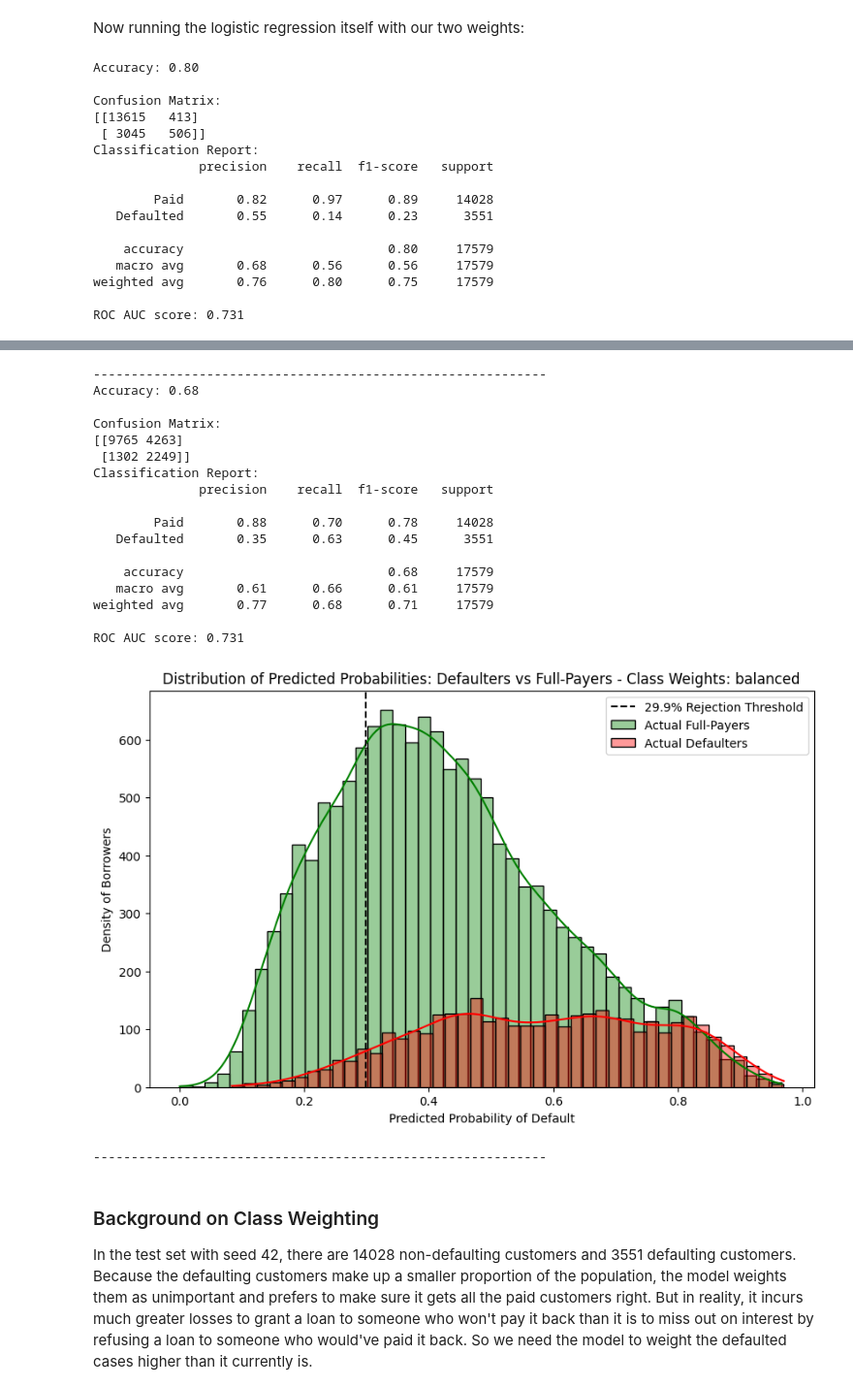
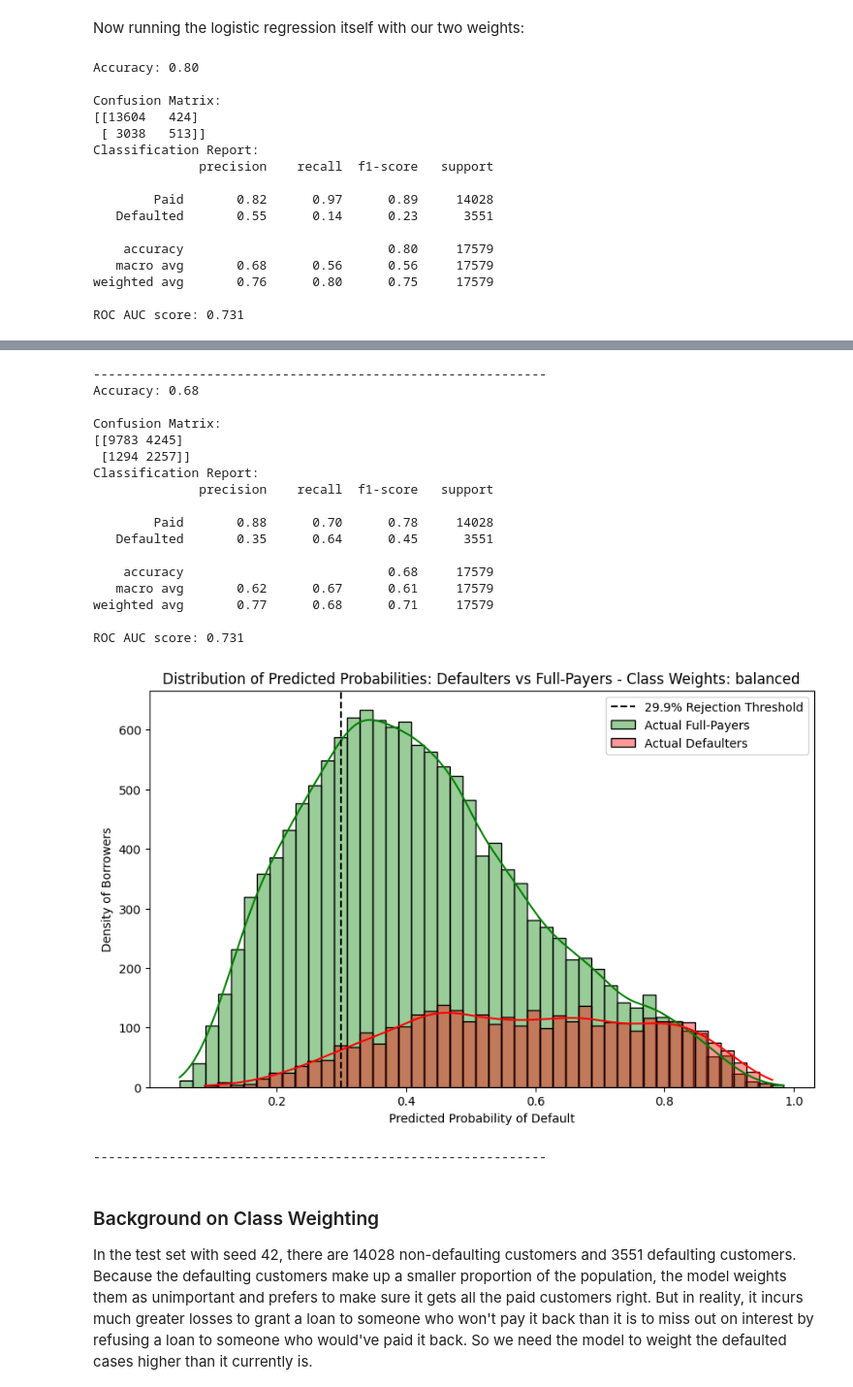
Before and after one commit to lricketson/LC-risk-analysis-project, a Jupyter notebook: logistic_regression.ipynb, the cells around one changed output, grey strips where cells are left out. Shown at 97% size. Drawn from its saved outputs; the diff is of its cells as text; code cells hidden in the pictures.

```diff
--- a/logistic_regression.ipynb
+++ b/logistic_regression.ipynb
@@ -9,19 +9,8 @@ We will discuss:
 - and assumptions regarding MLE
 # %%
 import pandas as pd
-import numpy as np
-from main import preprocess_df
-from collections import defaultdict as dd
 
-
-my_df = pd.read_csv(
-    "./datasets/lc_data_2007_to_2018.csv",
-    low_memory=False,
-    encoding="latin1",
-    nrows=100000,  # only looking at 100k rows right now for performance
-)
-pd.set_option("display.max_columns", None)
-cleaned_df = preprocess_df(my_df)
+cleaned_df = pd.read_csv("cleaned_df.csv", index_col=0)
 # %% [markdown]
 Logistic regression is when we calculate a score for how likely something is to happen, via a linear equation. In our case, we want to predict the probability of default from all the factors contained in the dataset. But since we're using a linear equation, this score can range from $-\infin$ to $\infin$, and we could end up with a value that makes no sense probabilistically, like $1.2$. To account for this, we put it through the sigmoid function:
 
@@ -81,14 +40,22 @@ Now running the logistic regression itself with our two weights:
 # %%
 import seaborn as sns
 import matplotlib.pyplot as plt
+from sklearn.linear_model import LogisticRegression
+from sklearn.metrics import (
+    accuracy_score,
+    confusion_matrix,
+    classification_report,
+    roc_auc_score,
+)
+
 
 weights = [None, "balanced"]
 predicted_probs = 0
 for w in weights:
     log_reg = LogisticRegression(class_weight=w, random_state=42)
-    log_reg.fit(scaled_X_train, y_train)
-    y_pred = log_reg.predict(scaled_X_test)
-    y_pred_proba = log_reg.predict_proba(scaled_X_test)
+    log_reg.fit(X_train, y_train)
+    y_pred = log_reg.predict(X_test)
+    y_pred_proba = log_reg.predict_proba(X_test)
     predicted_probs = y_pred_proba[:, 1]
     accuracy = accuracy_score(y_true=y_test, y_pred=y_pred)
     print(f"Accuracy: {accuracy:.2f}")
@@ -139,8 +106,8 @@ for w in weights:
 Accuracy: 0.80
 
 Confusion Matrix:
-[[13615   413]
- [ 3045   506]]
+[[13604   424]
+ [ 3038   513]]
 Classification Report:
               precision    recall  f1-score   support
 
@@ -156,21 +123,21 @@ ROC AUC score: 0.731
 ------------------------------------------------------------
 Accuracy: 0.68
 
 Confusion Matrix:
-[[9765 4263]
- [1302 2249]]
+[[9783 4245]
+ [1294 2257]]
 Classification Report:
               precision    recall  f1-score   support
 
         Paid       0.88      0.70      0.78     14028
-   Defaulted       0.35      0.63      0.45      3551
+   Defaulted       0.35      0.64      0.45      3551
 
     accuracy                           0.68     17579
-   macro avg       0.61      0.66      0.61     17579
+   macro avg       0.62      0.67      0.61     17579
 weighted avg       0.77      0.68      0.71     17579
 
 ROC AUC score: 0.731
-[figure, old version]
+[figure, new version]
 ------------------------------------------------------------
 # %% [markdown]
 ### Background on Class Weighting
```
Also changed, not shown: parts of 4 cells of this notebook, 10 other files.
